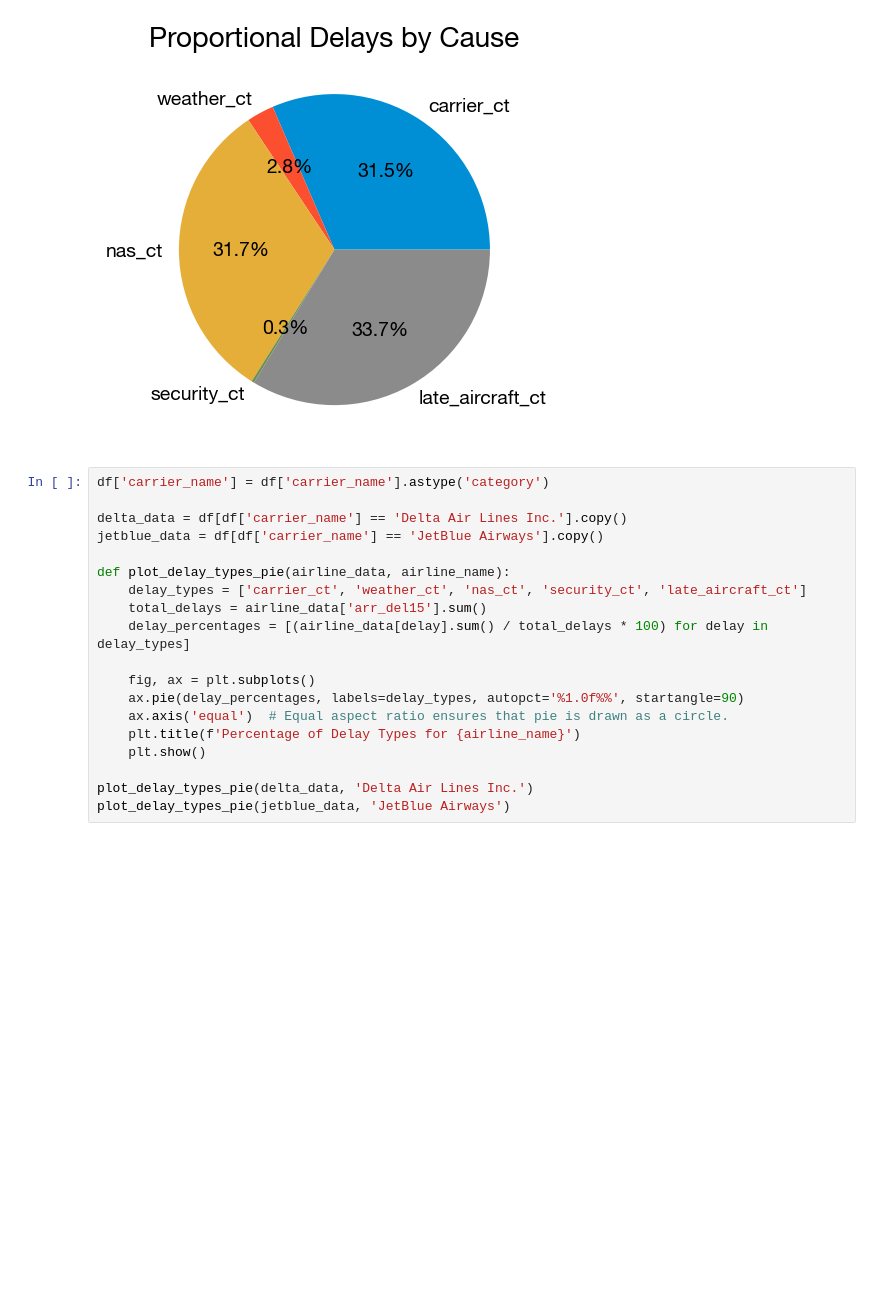
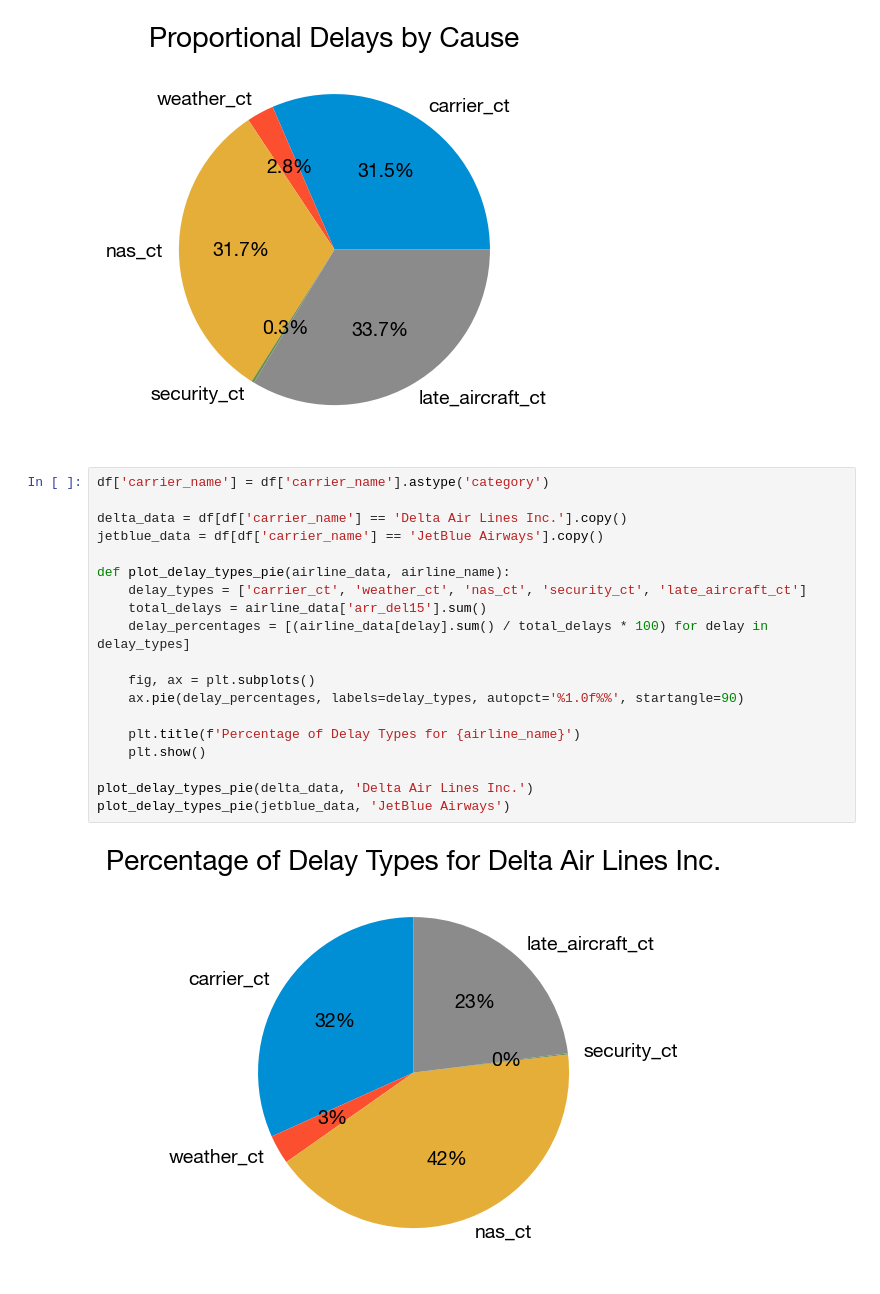
Before and after one commit to dominik117/flight-delays, a Jupyter notebook: eda_airlines.ipynb, the cells around one changed output. Drawn from its saved outputs; the diff is of its cells as text; blank space fills up the shorter version.

```diff
--- a/eda_airlines.ipynb
+++ b/eda_airlines.ipynb
@@ -407,19 +441,21 @@ plt.show()
 # %%
 df['carrier_name'] = df['carrier_name'].astype('category')
 
 delta_data = df[df['carrier_name'] == 'Delta Air Lines Inc.'].copy()
 jetblue_data = df[df['carrier_name'] == 'JetBlue Airways'].copy()
 
 def plot_delay_types_pie(airline_data, airline_name):
     delay_types = ['carrier_ct', 'weather_ct', 'nas_ct', 'security_ct', 'late_aircraft_ct']
     total_delays = airline_data['arr_del15'].sum()
     delay_percentages = [(airline_data[delay].sum() / total_delays * 100) for delay in delay_types]
 
     fig, ax = plt.subplots()
     ax.pie(delay_percentages, labels=delay_types, autopct='%1.0f%%', startangle=90)
-    ax.axis('equal')  # Equal aspect ratio ensures that pie is drawn as a circle.
+
     plt.title(f'Percentage of Delay Types for {airline_name}')
     plt.show()
 
 plot_delay_types_pie(delta_data, 'Delta Air Lines Inc.')
 plot_delay_types_pie(jetblue_data, 'JetBlue Airways')
+# %% [output]
+[figure, added]
```
Also changed, not shown: parts of 14 cells of this notebook, 1 other file.
